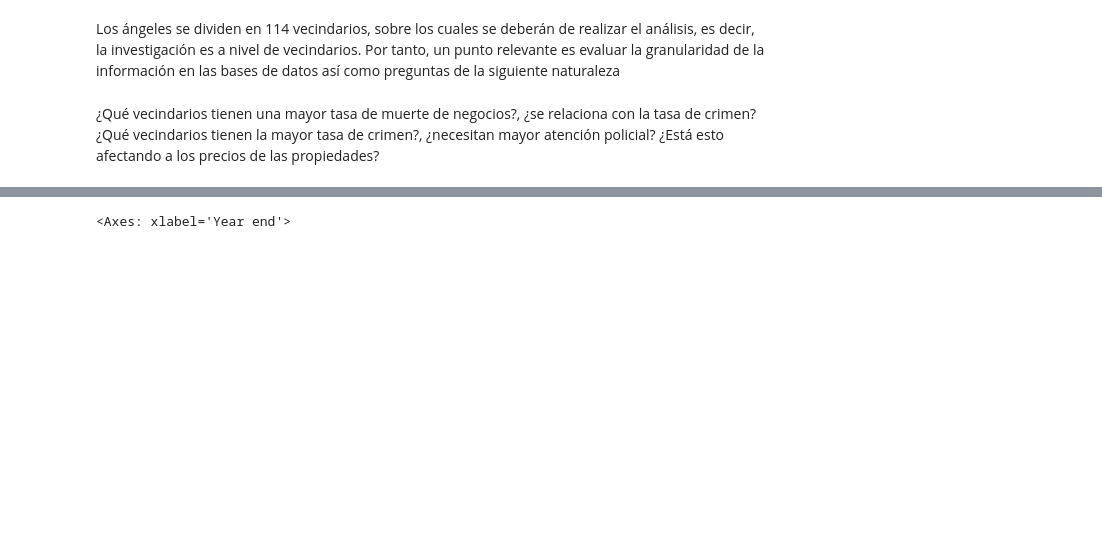
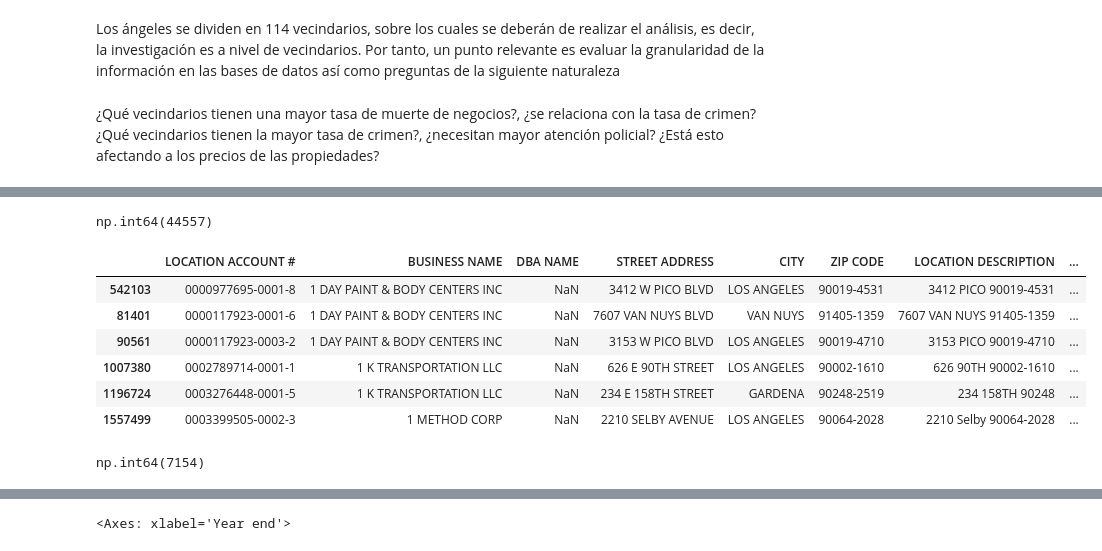
Before and after one commit to JavierFigueroa21/DataScience_KPI_Project, a Jupyter notebook: negocios_fase1.ipynb, the cells around one changed output, grey strips where cells are left out. Saved outputs shown, nothing was run; the diff lists cells and outputs as text; code cells hidden in the pictures; blank space fills up the shorter version.

```diff
--- a/negocios_fase1.ipynb
+++ b/negocios_fase1.ipynb
@@ -229,0 +260,24 @@ gdf_business["Month end"] = gdf_business["LOCATION END DATE"].dt.month
+# %%
+gdf_joined.duplicated(subset=['BUSINESS NAME']).sum()
+# %% [output]
+np.int64(44557)
+# %%
+mask = gdf_joined.duplicated(subset=['BUSINESS NAME'])
+
+result = gdf_joined.loc[mask, 'BUSINESS NAME']
+
+mask = gdf_joined['BUSINESS NAME'].isin(result)
+
+gdf_joined.loc[mask, :].sort_values(by=['BUSINESS NAME']).head(6)
+# %% [output]
+|  | LOCATION ACCOUNT # | BUSINESS NAME | DBA NAME | STREET ADDRESS | CITY | ZIP CODE | LOCATION DESCRIPTION | ... |
+| 542103 | 0000977695-0001-8 | 1 DAY PAINT & BODY CENTERS INC | NaN | 3412 W PICO BLVD | LOS ANGELES | 90019-4531 | 3412 PICO 90019-4531 | ... |
+| 81401 | 0000117923-0001-6 | 1 DAY PAINT & BODY CENTERS INC | NaN | 7607 VAN NUYS BLVD | VAN NUYS | 91405-1359 | 7607 VAN NUYS 91405-1359 | ... |
+| 90561 | 0000117923-0003-2 | 1 DAY PAINT & BODY CENTERS INC | NaN | 3153 W PICO BLVD | LOS ANGELES | 90019-4710 | 3153 PICO 90019-4710 | ... |
+| 1007380 | 0002789714-0001-1 | 1 K TRANSPORTATION LLC | NaN | 626 E 90TH STREET | LOS ANGELES | 90002-1610 | 626 90TH 90002-1610 | ... |
+| 1196724 | 0003276448-0001-5 | 1 K TRANSPORTATION LLC | NaN | 234 E 158TH STREET | GARDENA | 90248-2519 | 234 158TH 90248 | ... |
+| 1557499 | 0003399505-0002-3 | 1 METHOD CORP | NaN | 2210 SELBY AVENUE | LOS ANGELES | 90064-2028 | 2210 Selby 90064-2028 | ... |
+# %%
+gdf_joined.duplicated(subset=['BUSINESS NAME', 'LOCATION START DATE']).sum()
+# %% [output]
+np.int64(7154)
```
Also changed, not shown: parts of 101 cells of this notebook.
